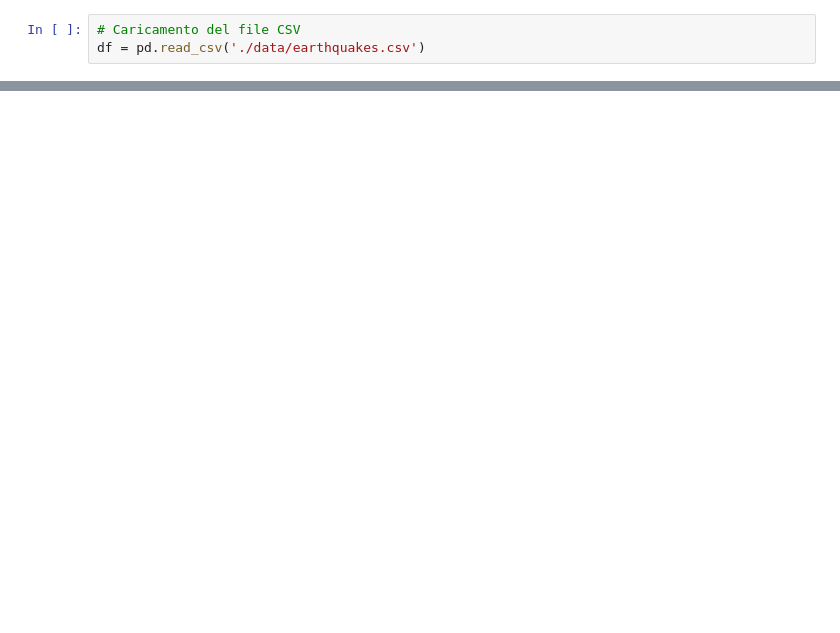
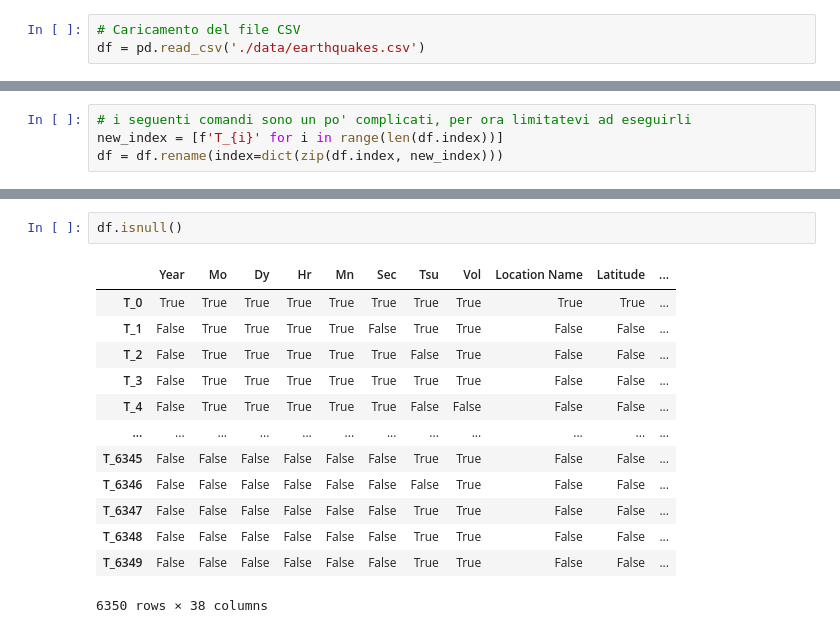
Before and after one commit to pal-dev-labs/Artificial-Intelligence-with-Python, a Jupyter notebook: 5-Pandas-part1.ipynb, the cells around one changed output, grey strips where cells are left out. Drawn from its saved outputs; the diff is of its cells as text; blank space fills up the shorter version.

```diff
--- a/5-Pandas-part1.ipynb
+++ b/5-Pandas-part1.ipynb
@@ -25,0 +106,4 @@ df = pd.read_csv('./data/earthquakes.csv')
+# %%
+# i seguenti comandi sono un po' complicati, per ora limitatevi ad eseguirli
+new_index = [f'T_{i}' for i in range(len(df.index))]
+df = df.rename(index=dict(zip(df.index, new_index)))
@@ -25,0 +577,16 @@ df = pd.read_csv('./data/earthquakes.csv')
+# %%
+df.isnull()
+# %% [output]
+|  | Year | Mo | Dy | Hr | Mn | Sec | Tsu | Vol | Location Name | Latitude | ... |
+| T_0 | True | True | True | True | True | True | True | True | True | True | ... |
+| T_1 | False | True | True | True | True | False | True | True | False | False | ... |
+| T_2 | False | True | True | True | True | True | False | True | False | False | ... |
+| T_3 | False | True | True | True | True | True | True | True | False | False | ... |
+| T_4 | False | True | True | True | True | True | False | False | False | False | ... |
+| ... | ... | ... | ... | ... | ... | ... | ... | ... | ... | ... | ... |
+| T_6345 | False | False | False | False | False | False | True | True | False | False | ... |
+| T_6346 | False | False | False | False | False | False | False | True | False | False | ... |
+| T_6347 | False | False | False | False | False | False | True | True | False | False | ... |
+| T_6348 | False | False | False | False | False | False | True | True | False | False | ... |
+| T_6349 | False | False | False | False | False | False | True | True | False | False | ... |
+6350 rows × 38 columns
```
Also changed, not shown: parts of 109 cells of this notebook, 8 other files.
